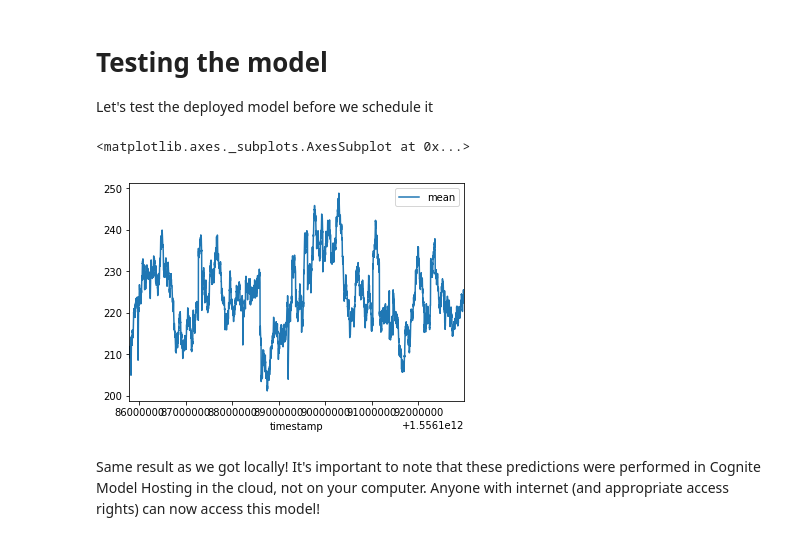
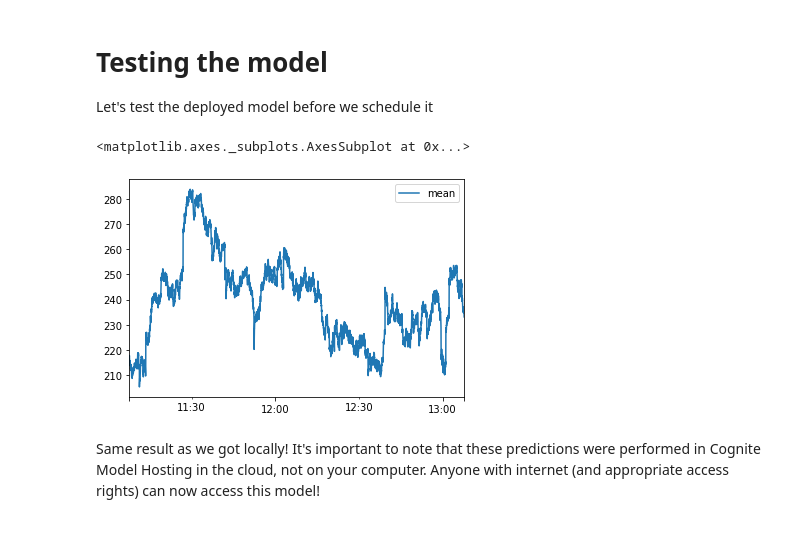
Before and after one commit to cognitedata/cognite-python-docs, a Jupyter notebook: examples/model_hosting/notebook/simple_scheduled_calculation/SimpleScheduledCalculation.ipynb, the cells around one changed output. Saved outputs shown, nothing was run; the diff lists cells and outputs as text; code cells hidden in the pictures.

```diff
--- a/examples/model_hosting/notebook/simple_scheduled_calculation/SimpleScheduledCalculation.ipynb
+++ b/examples/model_hosting/notebook/simple_scheduled_calculation/SimpleScheduledCalculation.ipynb
@@ -89,14 +89,14 @@ Looks good!
 
 It's time to deploy our model. Let's first import what we need.
 # %%
-from cognite.client import CogniteClient
+from cognite.client.experimental import CogniteClient
 from cognite.model_hosting.notebook import deploy_model_version
 
-model_hosting = CogniteClient().experimental.model_hosting
+model_hosting = CogniteClient().model_hosting
 # %% [markdown]
 To deploy a model version we first need a model. Note that it's important to specify the input and output fields for a model that will be scheduled.
 # %%
-model_id = model_hosting.models.create_model(
+model_name = model_hosting.models.create_model(
     "mean-x-y",
     input_fields=[
         {"name": "x", "type": "TIME_SERIES"},
@@ -105,13 +105,13 @@ model_id = model_hosting.models.create_model(
     output_fields=[
         {"name": "mean", "type": "TIME_SERIES"},
     ],
-).id
+).name
 # %% [markdown]
 And then we deploy this notebook as a model version. It's important you **save the notebook** before doing this since the notebook file will be read to find your model.
 # %%
-model_version_id = deploy_model_version(
-    name="mean-x-y-v1",
-    model_id=model_id,
+model_version_name = deploy_model_version(
+    model_name=model_name,
+    version_name="mean-x-y-v1",
     runtime_version="0.1"
 )
 # %% [markdown]
@@ -126,16 +126,16 @@ model_hosting.models.get_model_version(model_id, model_version_id).status
 Let's test the deployed model before we schedule it
 # %%
 prediction = model_hosting.models.online_predict(
-    model_id,
-    model_version_id,
+    model_name,
+    model_version_name,
     instances=[example_data_spec]
 )[0]
 # %%
 df = ScheduleOutput(prediction).get_dataframe("mean")
-df.plot(x="timestamp")
+df.plot()
 # %% [output]
 <matplotlib.axes._subplots.AxesSubplot at 0x...>
-[figure, old version]
+[figure, new version]
 # %% [markdown]
 Same result as we got locally! It's important to note that these predictions were performed in Cognite Model Hosting in the cloud, not on your computer. Anyone with internet (and appropriate access rights) can now access this model!
 # %% [markdown]
```
Also changed, not shown: parts of 9 cells of this notebook, 1 other file.
